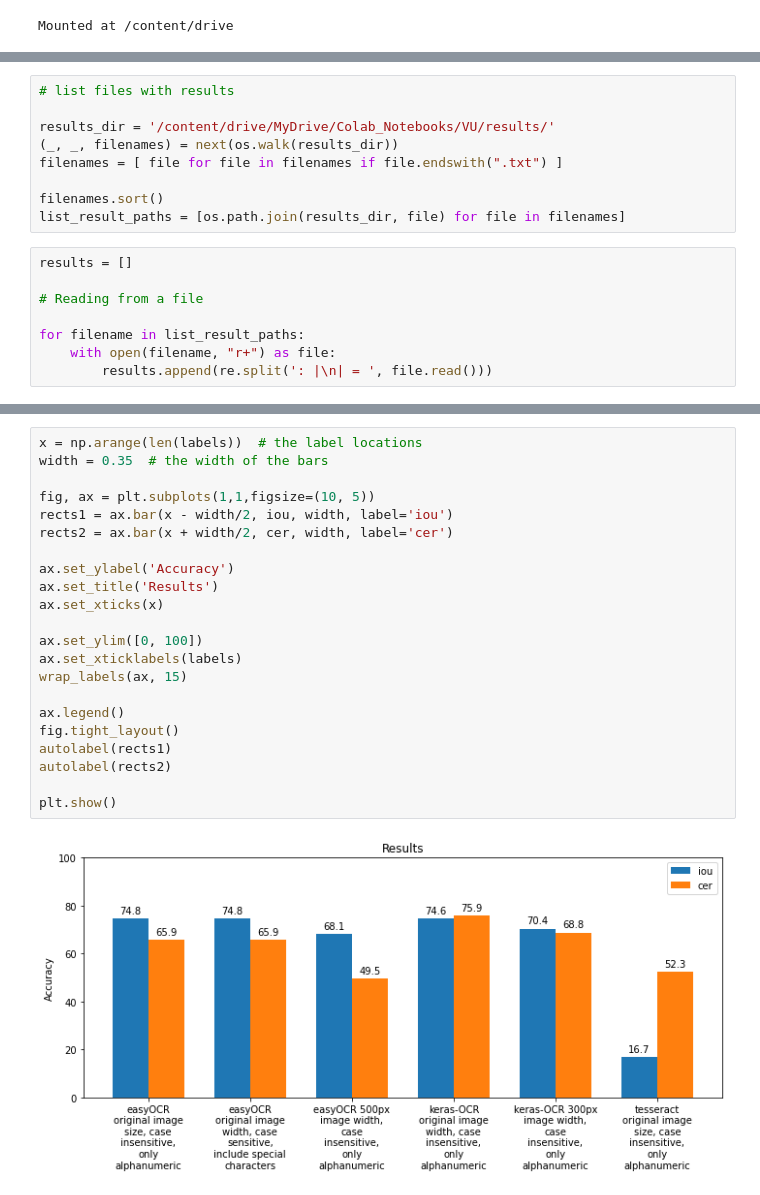
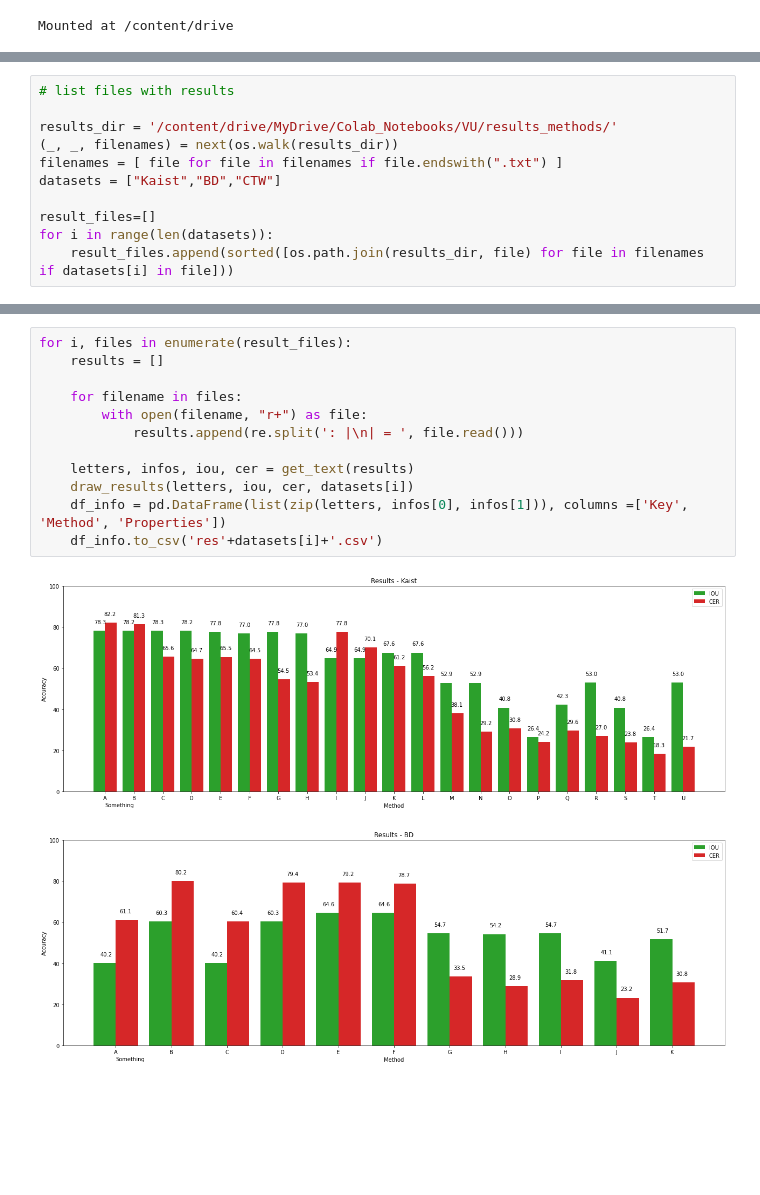
Before and after one commit to GruAna/VU, a Jupyter notebook: results_visualisation.ipynb, the cells around one changed output, grey strips where cells are left out. Cells and saved outputs as stored; diff of their text form; blank space fills up the shorter version.

Commit message:
results

```diff
--- a/results_visualisation.ipynb
+++ b/results_visualisation.ipynb
@@ -18,17 +69,11 @@ Mounted at /content/drive
 # %%
 # list files with results
 
-results_dir = '/content/drive/MyDrive/Colab_Notebooks/VU/results/'
+results_dir = '/content/drive/MyDrive/Colab_Notebooks/VU/results_methods/'
 (_, _, filenames) = next(os.walk(results_dir))
 filenames = [ file for file in filenames if file.endswith(".txt") ]
+datasets = ["Kaist","BD","CTW"]
 
-filenames.sort()
-list_result_paths = [os.path.join(results_dir, file) for file in filenames]
+result_files=[]
+for i in range(len(datasets)):
+    result_files.append(sorted([os.path.join(results_dir, file) for file in filenames if datasets[i] in file]))
-# %%
-results = []
-
-# Reading from a file
-
-for filename in list_result_paths:
-    with open(filename, "r+") as file:
-        results.append(re.split(': |\n| = ', file.read()))
@@ -63,24 +80,15 @@ def autolabel(rects):
-# %%
-x = np.arange(len(labels))  # the label locations
-width = 0.35  # the width of the bars
-
-fig, ax = plt.subplots(1,1,figsize=(10, 5))
-rects1 = ax.bar(x - width/2, iou, width, label='iou')
-rects2 = ax.bar(x + width/2, cer, width, label='cer')
-
-ax.set_ylabel('Accuracy')
-ax.set_title('Results')
-ax.set_xticks(x)
-
-ax.set_ylim([0, 100])
-ax.set_xticklabels(labels)
-wrap_labels(ax, 15)
-
-ax.legend()
-fig.tight_layout()
-autolabel(rects1)
-autolabel(rects2)
-
-plt.show()
-# %% [output]
-[figure, removed]
+# %%
+for i, files in enumerate(result_files):
+    results = []
+
+    for filename in files:
+        with open(filename, "r+") as file:
+            results.append(re.split(': |\n| = ', file.read()))
+
+    letters, infos, iou, cer = get_text(results)
+    draw_results(letters, iou, cer, datasets[i])
+    df_info = pd.DataFrame(list(zip(letters, infos[0], infos[1])), columns =['Key', 'Method', 'Properties'])
+    df_info.to_csv('res'+datasets[i]+'.csv')
+# %% [output]
+[figure, added]
+[figure, added]
```
Also changed, not shown: parts of 6 cells of this notebook.
